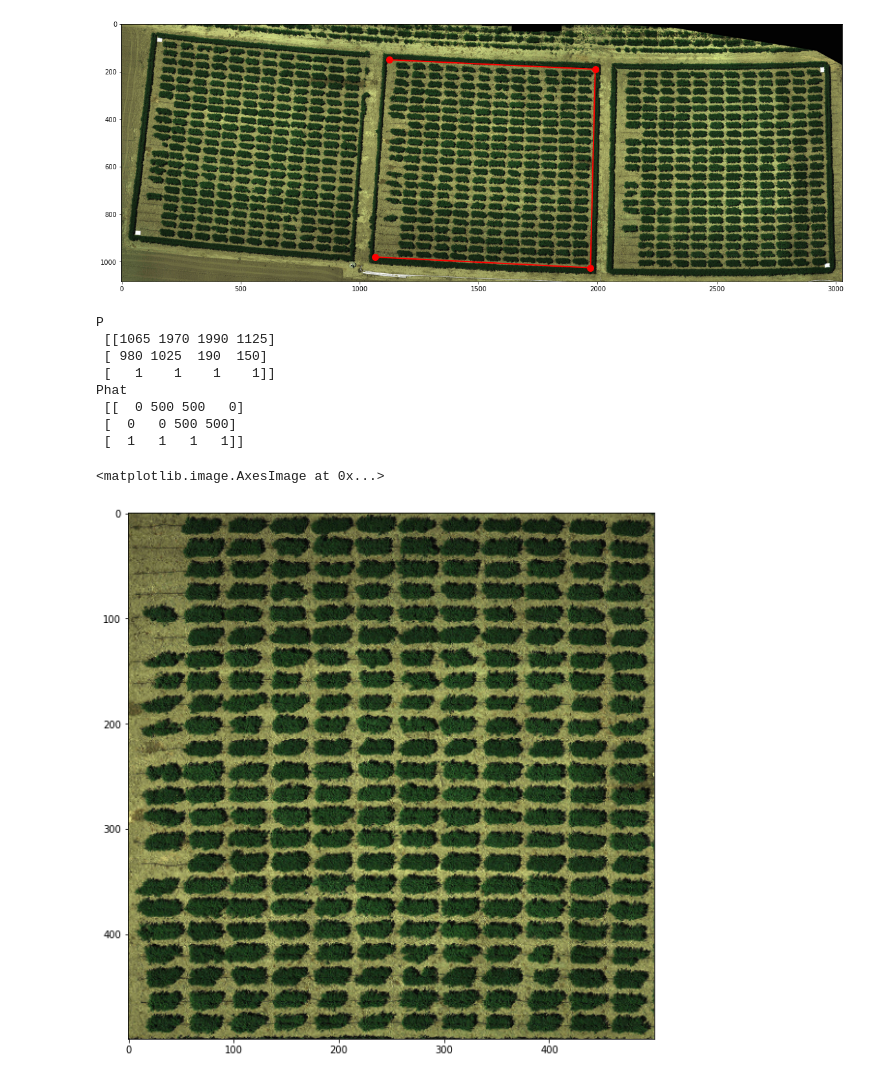
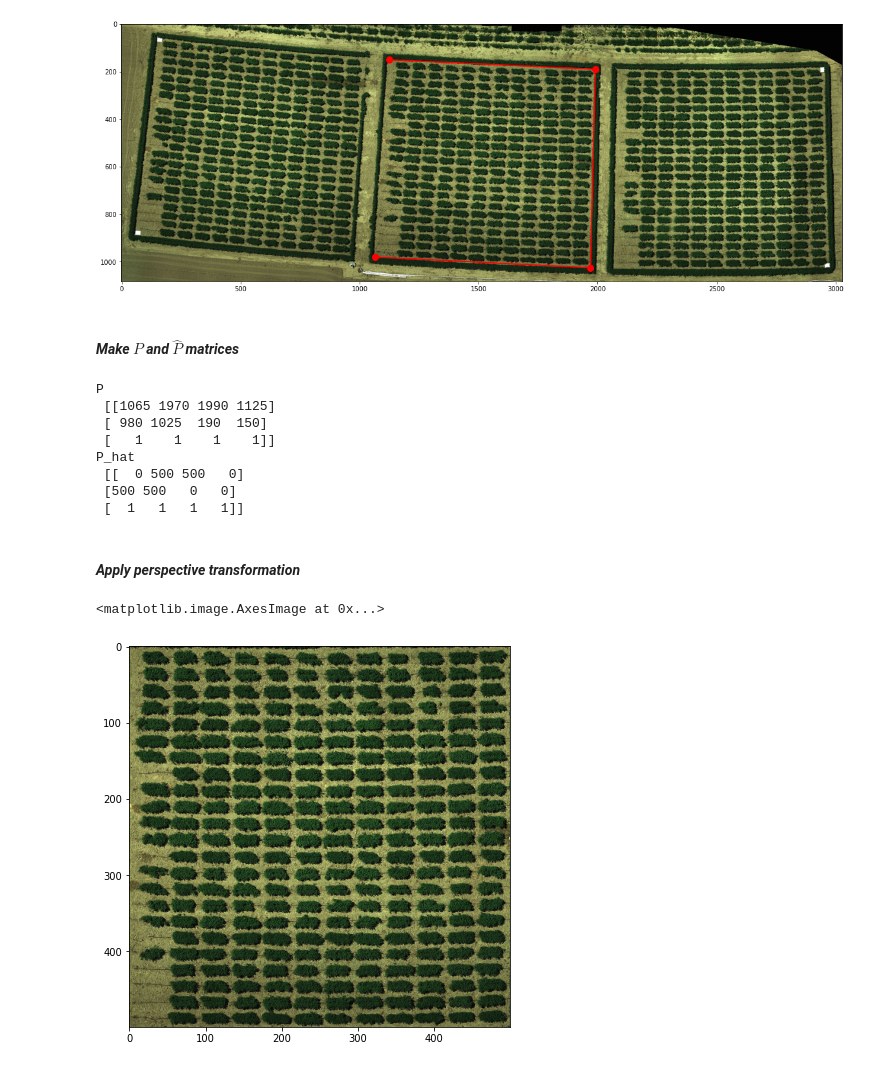
Before and after one commit to Niche-Squad/intro_to_phenomics, a Jupyter notebook: l02_transformation.ipynb, the cells around one changed output. Saved outputs shown, nothing was run; the diff lists cells and outputs as text; code cells hidden in the pictures.

```diff
--- a/l02_transformation.ipynb
+++ b/l02_transformation.ipynb
@@ -467,0 +520,4 @@ from image_handler import load_img
+# %%
+def find_H(__FILL_IN__):
+    pass
+    return H
@@ -468,5 +544,6 @@ from image_handler import load_img
 # %%
-image = load_img("alfalfa.jpg")
+from modules.image_handler import load_img
+image = load_img("data/alfalfa.jpg")
 plt.figure(figsize=(20, 10))
 plt.imshow(image)
 print("Dimension: ", image.shape)
@@ -482,34 +565,46 @@ plt.plot(x, y, 'o-', linewidth=2, markersize=10, color='red')
 # %% [output]
 [<matplotlib.lines.Line2D at 0x...>]
 [figure]
+# %% [markdown]
+#### *Make $P$ and $\hat{P}$ matrices*
 # %%
-P = np.array([x, y, [1] * 4])
+# make P and P hat
+P = np.array([x,
+              y,
+              [1] * 4])
+
 h, w = 500, 500
-Phat = np.array([[0, w, w, 0],
-                 [0, 0, h, h],
-                 [1, 1, 1, 1]])
+P_hat = np.array([[0, w, w, 0],
+                  [h, h, 0, 0],
+                  [1] * 4])
+
+# validate the matrices
 print("P \n", P)
-print("Phat \n", Phat)
+print("P_hat \n", P_hat)
 # %% [output]
 P
  [[1065 1970 1990 1125]
  [ 980 1025  190  150]
  [   1    1    1    1]]
-Phat
+P_hat
  [[  0 500 500   0]
- [  0   0 500 500]
+ [500 500   0   0]
  [  1   1   1   1]]
+# %% [markdown]
+#### *Apply perspective transformation*
 # %%
-X = make_X(P, Phat)
-y = make_y(Phat)
-vec_H = solve_LS(X, y)
-H = make_H(vec_H)
+# apply the function we defined earlier
+H = find_H(P, P_hat)
+
+# to transform every single pixel from an image computational efficiently,
+# we can borrow the function, warpPerspective() from OpenCV
+from cv2 import warpPerspective
 image_hat = warpPerspective(image.astype(np.float32), H, (500, 500))
 image_hat = image_hat.astype(np.uint8)
 
 # plotting
-plt.figure(figsize=(10, 10))
+plt.figure(figsize=(7, 7))
 plt.imshow(image_hat)
 # %% [output]
 <matplotlib.image.AxesImage at 0x...>
-[figure, old version]
+[figure, new version]
```
Also changed, not shown: parts of 30 cells of this notebook, 5 other files.
